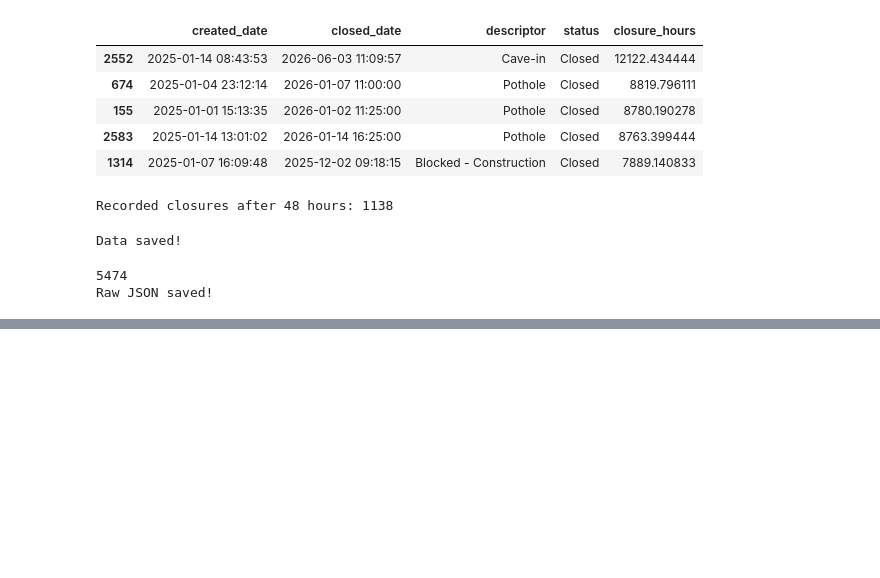
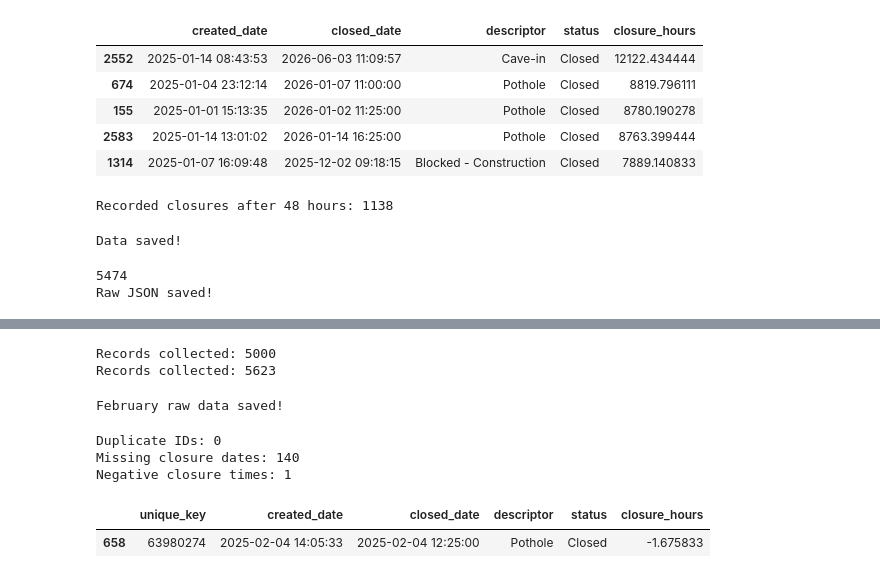
Before and after one commit to rengoku200/data1030-midterm-review, a Jupyter notebook: src/data_collection.ipynb, the cells around one changed output, grey strips where cells are left out. Drawn from its saved outputs; the diff is of its cells as text; code cells hidden in the pictures; blank space fills up the shorter version.

```diff
--- a/src/data_collection.ipynb
+++ b/src/data_collection.ipynb
@@ -252,0 +281,79 @@ Raw JSON saved!
+# %%
+#Collecting February's requests
+
+february_records = []
+offset = 0
+batch_size = 5000
+
+while True:
+    response = requests.get(
+        url,
+        params={
+            "$where": february_filter,
+            "$order": "created_date ASC, unique_key ASC",
+            "$limit": batch_size,
+            "$offset": offset
+        },
+        timeout=120
+    )
+    response.raise_for_status()
+
+    batch = response.json()
+    february_records.extend(batch)
+
+    print("Records collected:", len(february_records))
+
+    if len(batch) < batch_size:
+        break
+
+    offset += batch_size
+
+february_df = pd.DataFrame(february_records)
+# %% [output]
+Records collected: 5000
+Records collected: 5623
+# %%
+#save February records
+
+with open("../data/street_conditions_february_2025_raw.json", "w") as file:
+    json.dump(february_records, file, indent=2)
+
+print("February raw data saved!")
+# %% [output]
+February raw data saved!
+# %%
+#Duplicates
+print("Duplicate IDs:",
+      february_df["unique_key"].duplicated().sum())
+
+february_df["created_date"] = pd.to_datetime(february_df["created_date"])
+february_df["closed_date"] = pd.to_datetime(february_df["closed_date"])
+
+time_difference = (
+    february_df["closed_date"] - february_df["created_date"]
+)
+
+february_df["closure_hours"] = (
+    time_difference.dt.total_seconds() / 3600
+)
+
+print("Missing closure dates:",
+      february_df["closed_date"].isna().sum())
+
+print("Negative closure times:",
+      (february_df["closure_hours"] < 0).sum())
+
+
+display(
+    february_df.loc[
+        february_df["closure_hours"] < 0,
+        ["unique_key", "created_date", "closed_date",
+         "descriptor", "status", "closure_hours"]
+    ]
+)
+# %% [output]
+Duplicate IDs: 0
+Missing closure dates: 140
+Negative closure times: 1
+|  | unique_key | created_date | closed_date | descriptor | status | closure_hours |
+| 658 | 63980274 | 2025-02-04 14:05:33 | 2025-02-04 12:25:00 | Pothole | Closed | -1.675833 |
```
Also changed, not shown: parts of 17 cells of this notebook, 26 other files.
